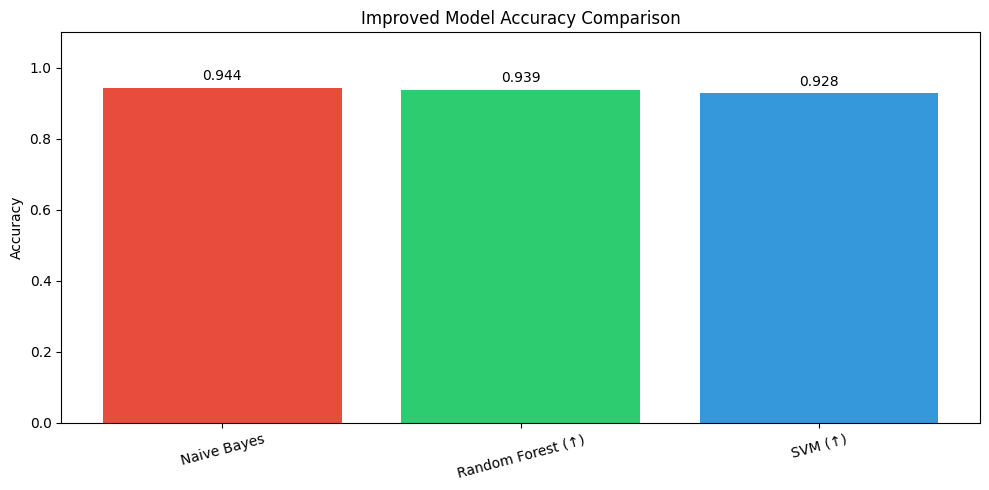
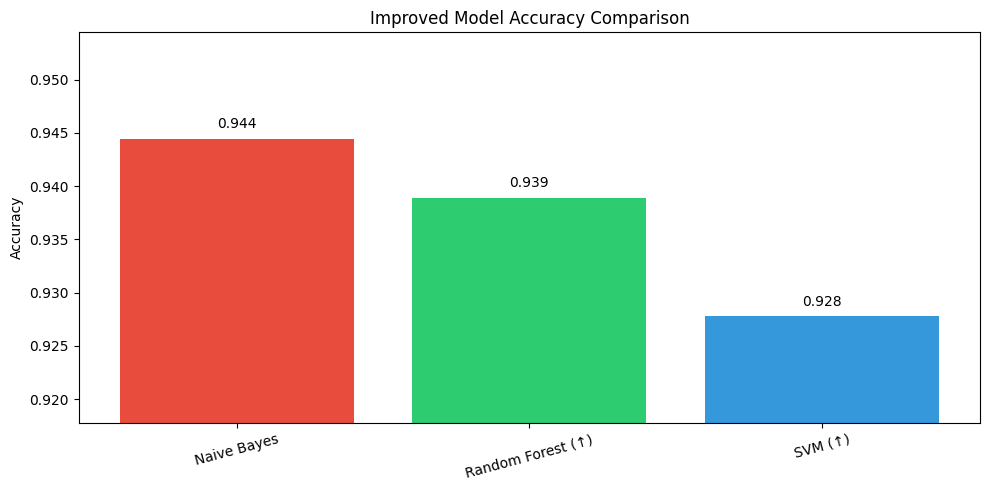
The change to this notebook cell's code, shown as a diff; its figure went from the first image to the second:
--- before
+++ after
@@ -3,5 +3,4 @@
     'Random Forest (↑)': rf_pred,
     'SVM (↑)':           svm_pred,
-    
 }
 
@@ -9,13 +8,25 @@
 
 plt.figure(figsize=(10, 5))
+
 colors = ['#e74c3c', '#2ecc71', '#3498db']
 bars = plt.bar(accuracies.keys(), accuracies.values(), color=colors)
-plt.ylim(0, 1.1)
+
+min_acc = min(accuracies.values())
+max_acc = max(accuracies.values())
+plt.ylim(min_acc - 0.01, max_acc + 0.01)
+
 plt.title('Improved Model Accuracy Comparison')
 plt.ylabel('Accuracy')
 plt.xticks(rotation=15)
+
 for bar, acc in zip(bars, accuracies.values()):
-    plt.text(bar.get_x() + bar.get_width() / 2, bar.get_height() + 0.02,
-             f'{acc:.3f}', ha='center', fontsize=10)
+    plt.text(
+        bar.get_x() + bar.get_width() / 2,
+        bar.get_height() + 0.001,
+        f'{acc:.3f}',
+        ha='center',
+        fontsize=10
+    )
+
 plt.tight_layout()
 plt.savefig('data/improved_model_comparison.png')

Commit: updated classification